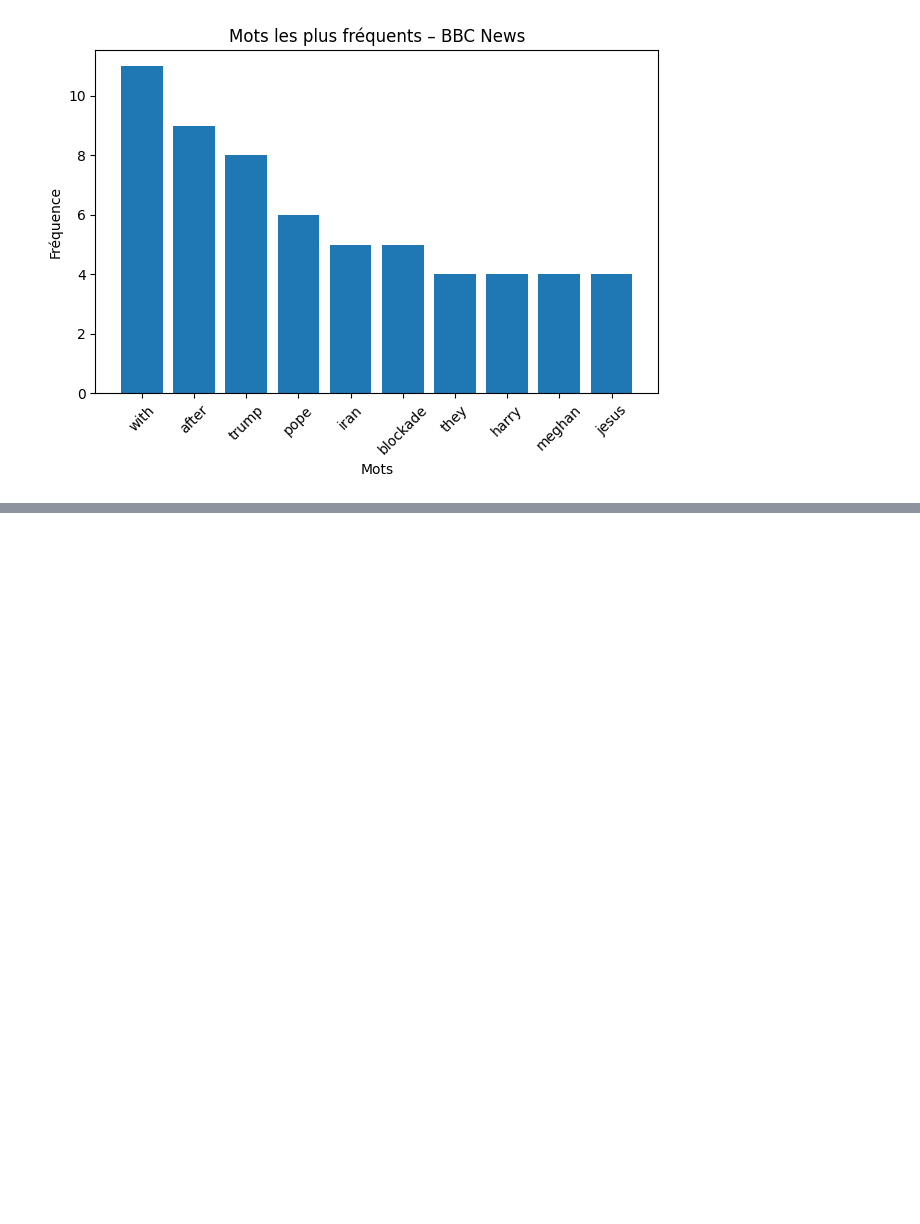
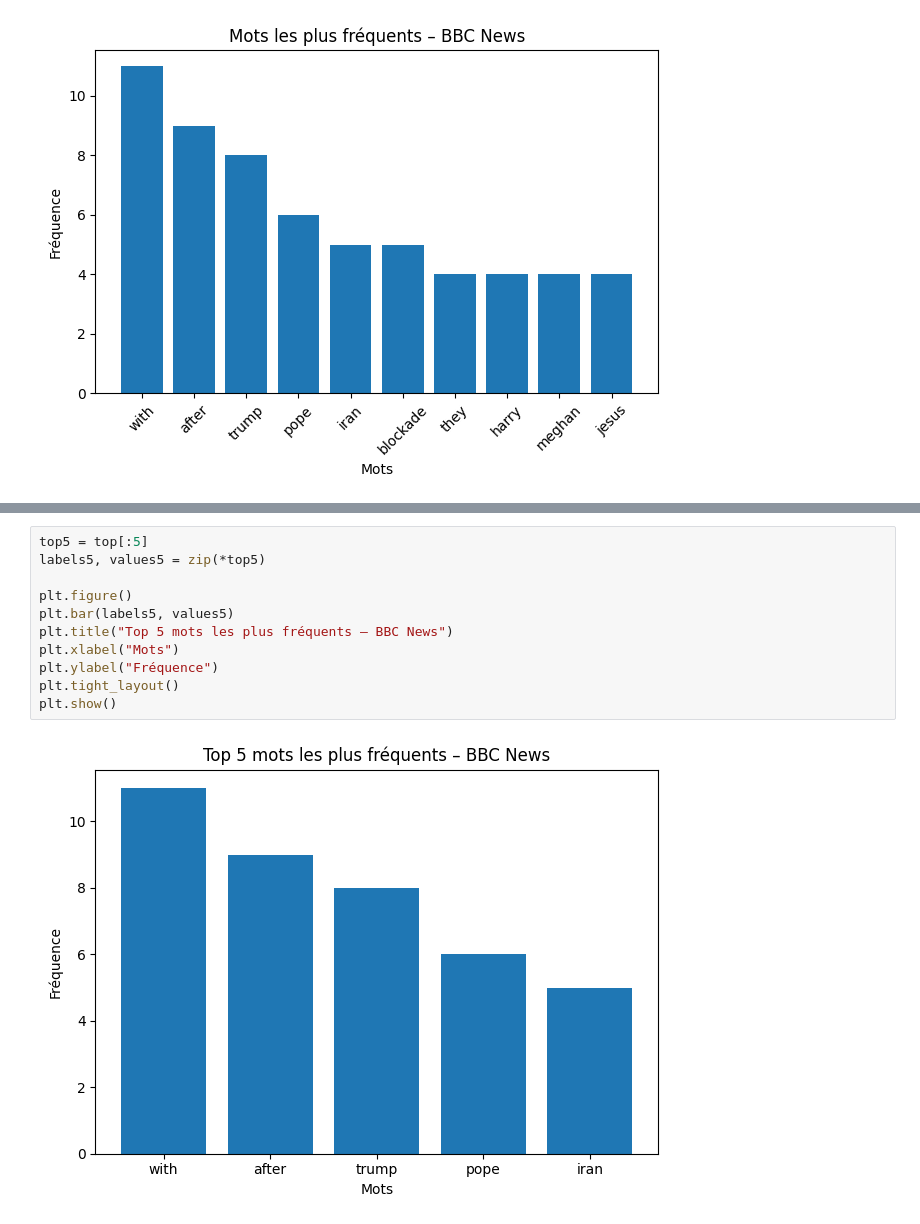
Before and after one commit to CollegeBoreal/INF1102-201-26H-03, a Jupyter notebook: 8.Project/300141429/RAPPORT.ipynb, the cells around one changed output, grey strips where cells are left out. Drawn from its saved outputs; the diff is of its cells as text; blank space fills up the shorter version.

```diff
--- a/8.Project/300141429/RAPPORT.ipynb
+++ b/8.Project/300141429/RAPPORT.ipynb
@@ -39,0 +48,13 @@ plt.show()
+# %%
+top5 = top[:5]
+labels5, values5 = zip(*top5)
+
+plt.figure()
+plt.bar(labels5, values5)
+plt.title("Top 5 mots les plus fréquents – BBC News")
+plt.xlabel("Mots")
+plt.ylabel("Fréquence")
+plt.tight_layout()
+plt.show()
+# %% [output]
+[figure, added]
```
Also changed, not shown: parts of 2 cells of this notebook.
